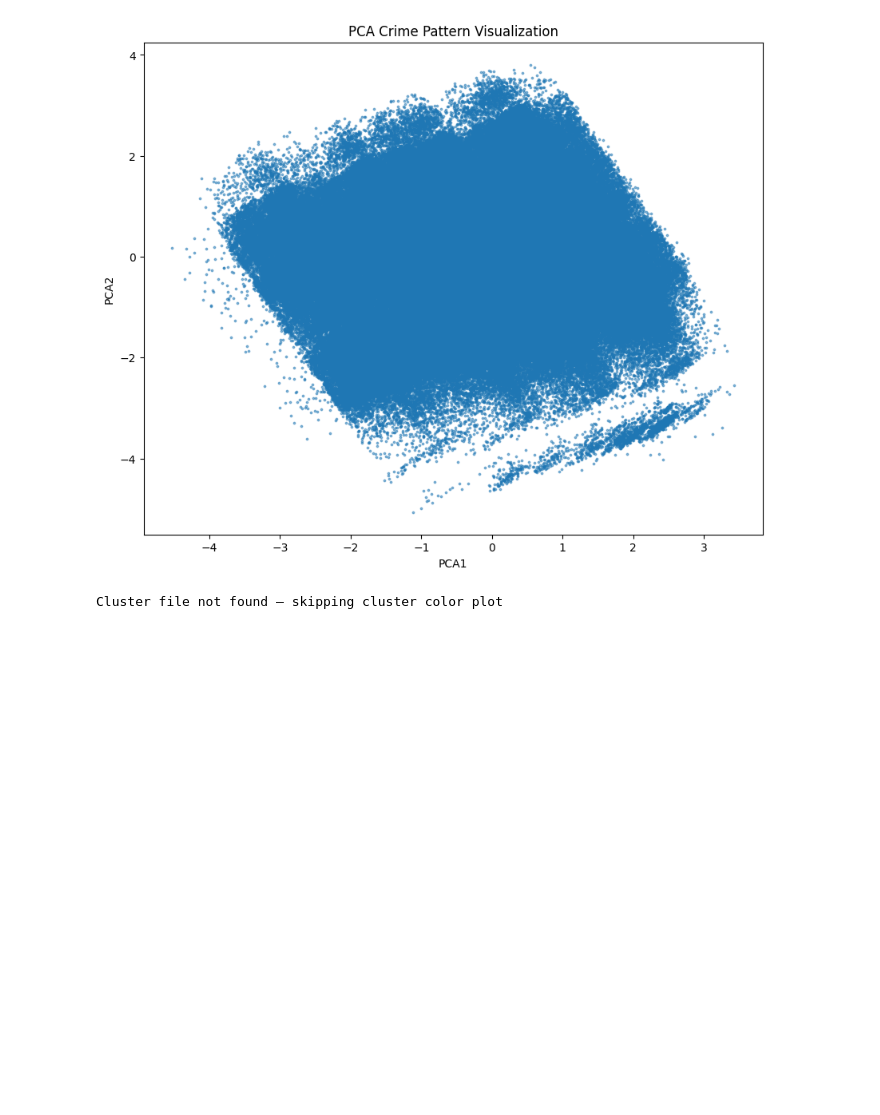
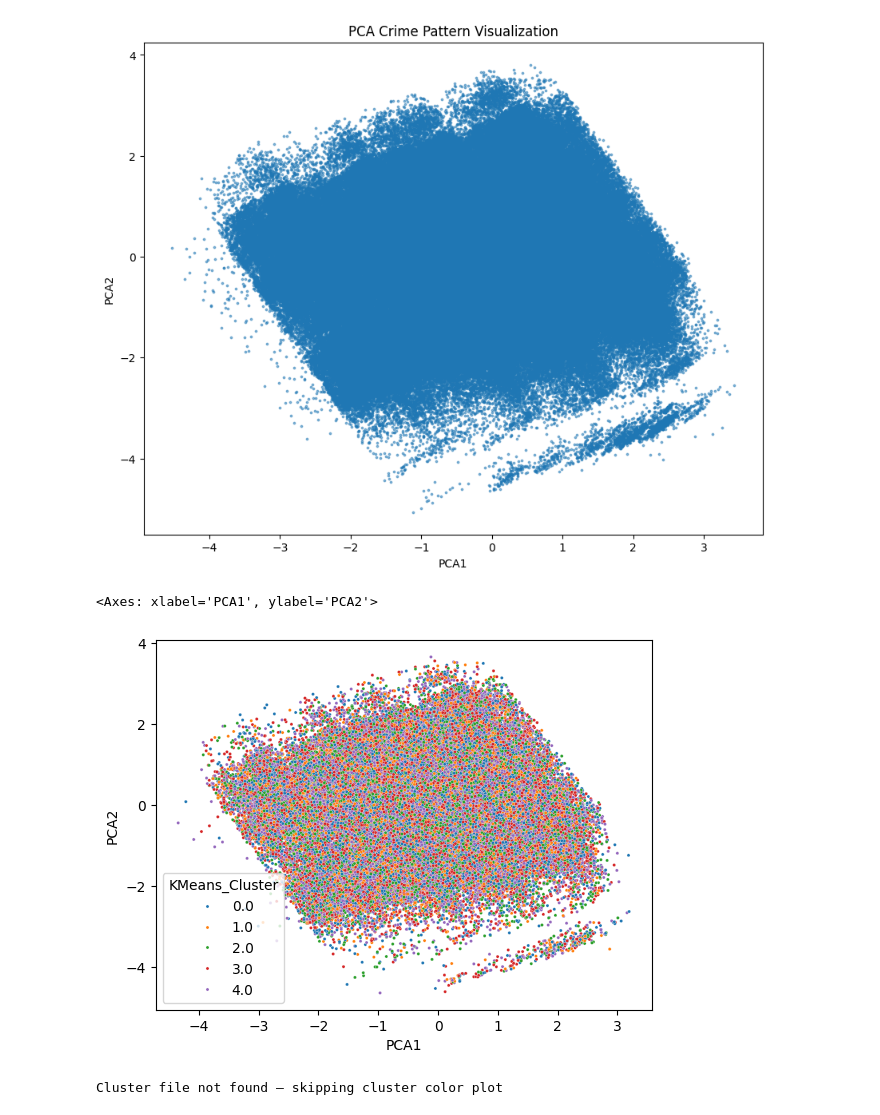
Before and after one commit to sabarirambabu/PatrolIQ-Smart_Safety_Analytics_Platform, a Jupyter notebook: notebooks/05_pca_tsne.ipynb, the cells around one changed output. Saved outputs shown, nothing was run; the diff lists cells and outputs as text; code cells hidden in the pictures; blank space fills up the shorter version.

```diff
--- a/notebooks/05_pca_tsne.ipynb
+++ b/notebooks/05_pca_tsne.ipynb
@@ -78,6 +78,17 @@ plt.ylabel("PCA2")
 plt.show()
 # %% [output]
 [figure]
+# %%
+sns.scatterplot(
+    x=df_pca['PCA1'],
+    y=df_pca['PCA2'],
+    hue=cluster_df['KMeans_Cluster'],
+    palette='tab10',
+    s=5
+)
+# %% [output]
+<Axes: xlabel='PCA1', ylabel='PCA2'>
+[figure, added]
 # %%
 try:
     cluster_df = pd.read_csv("/Users/sabari/Documents/DS/GUVI/dspatrol/PatrolIQ-Smart_Safety_Analytics_Platform-main/data/crime_hotspot_clusters.csv")
```
Also changed, not shown: 3 other files.
